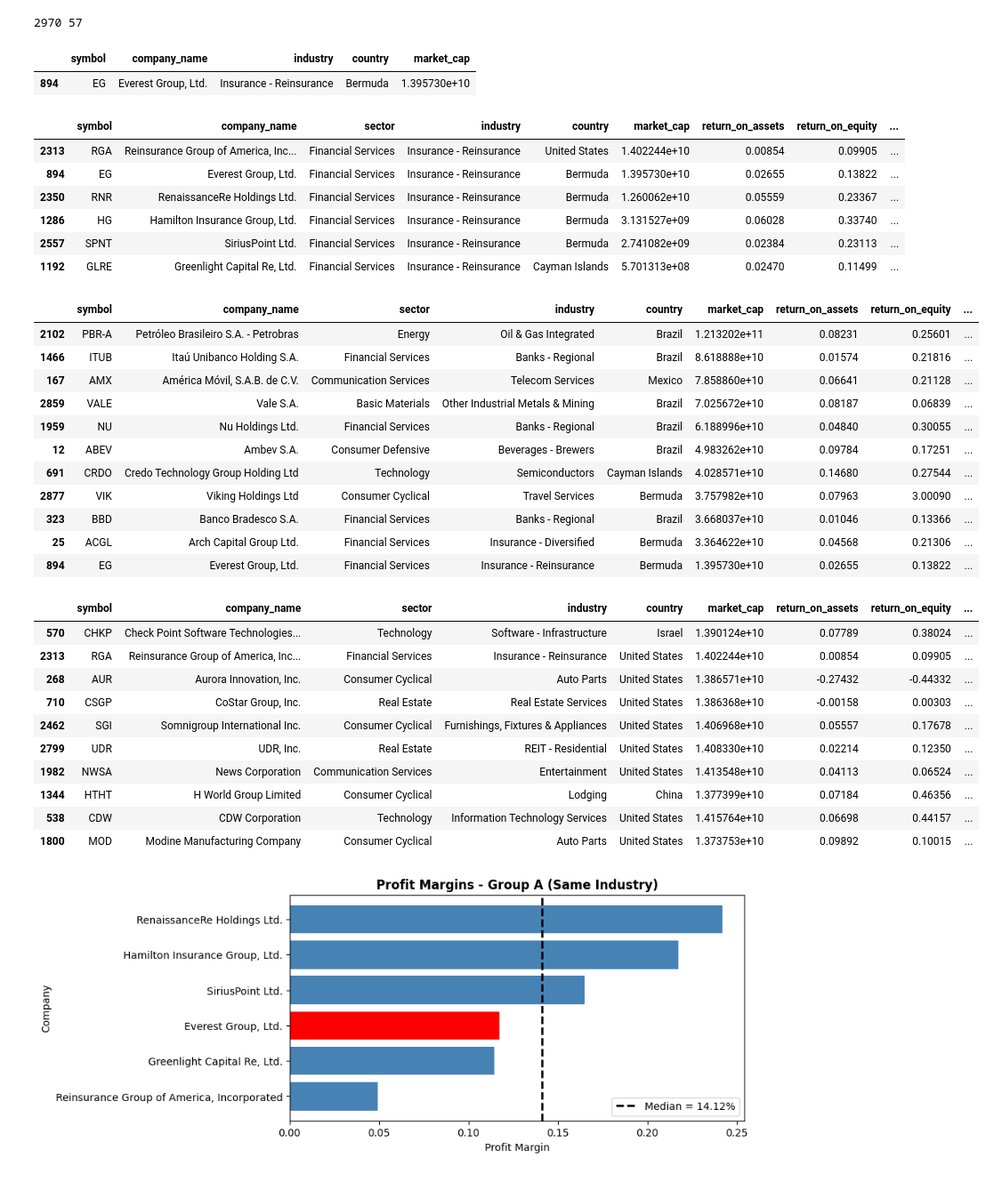
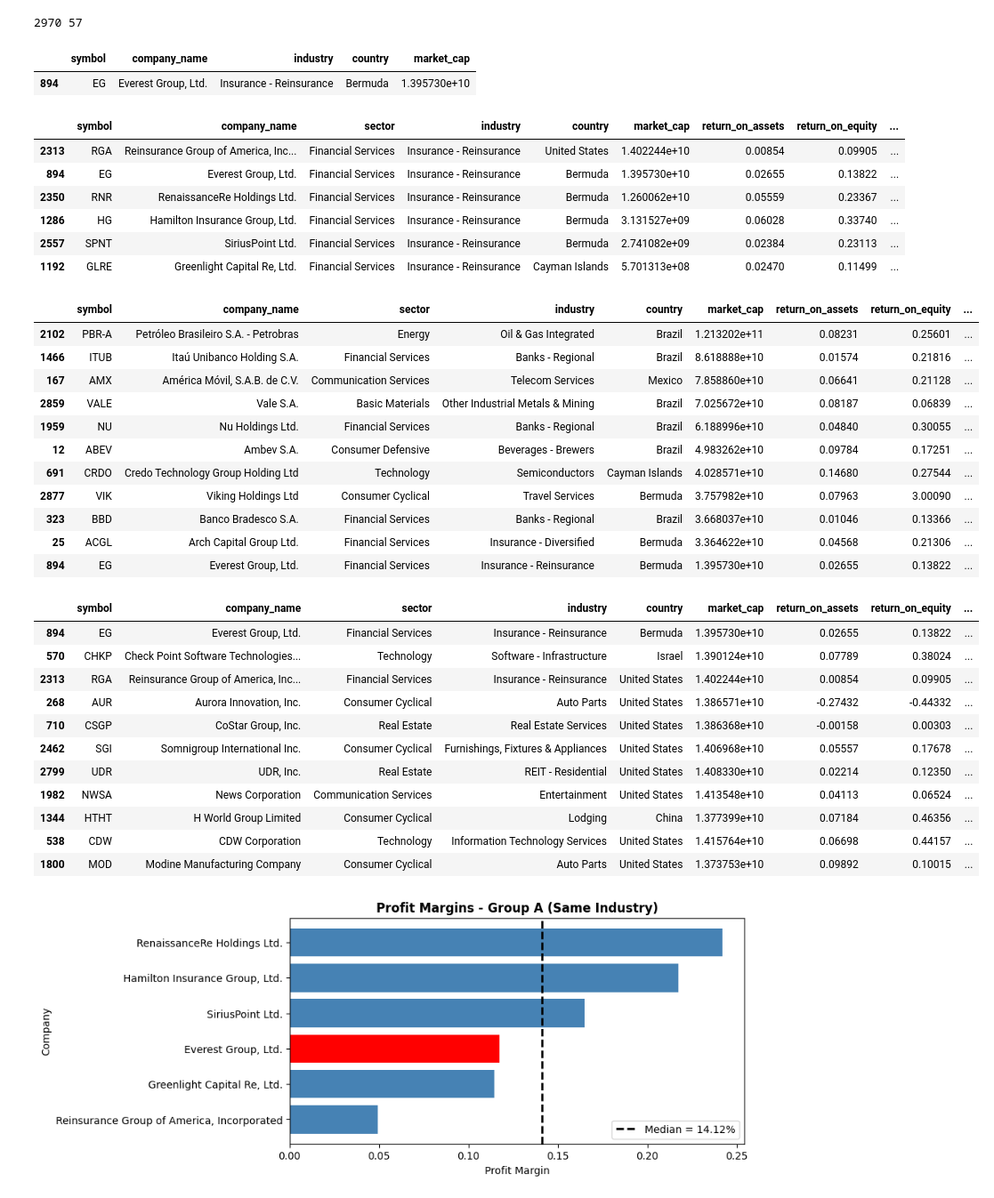
Before and after one commit to kocangregor/BigData, a Jupyter notebook: hw2_Kocan.ipynb, the cells around one changed output. Shown at 89% size. Saved outputs shown, nothing was run; the diff lists cells and outputs as text; code cells hidden in the pictures.

```diff
--- a/hw2_Kocan.ipynb
+++ b/hw2_Kocan.ipynb
@@ -54,38 +54,39 @@ m_cap_eg = int(df.loc[df["symbol"] == "EG", "market_cap"].iloc[0])
 df_all["df_diff_eg"] = abs(df_all["market_cap"] - m_cap_eg)
 
 df_C = df_all.sort_values("df_diff_eg", ascending=True).head(11).copy()
-df_C = df_C[df_C["df_diff_eg"] > 0]
+
 
 if "EG" not in df_B["symbol"].values:
     eg_row = df[df["symbol"] == "EG"]
     df_B = pd.concat([df_B, eg_row])
 
 display(df_A)
 display(df_B)
 display(df_C)
 # %% [output]
 |  | symbol | company_name | industry | country | market_cap |
 | 894 | EG | Everest Group, Ltd. | Insurance - Reinsurance | Bermuda | 1.395730e+10 |
 |  | symbol | company_name | sector | industry | country | market_cap | return_on_assets | return_on_equity | ... |
 | 2313 | RGA | Reinsurance Group of America, Inc... | Financial Services | Insurance - Reinsurance | United States | 1.402244e+10 | 0.00854 | 0.09905 | ... |
 | 894 | EG | Everest Group, Ltd. | Financial Services | Insurance - Reinsurance | Bermuda | 1.395730e+10 | 0.02655 | 0.13822 | ... |
 | 2350 | RNR | RenaissanceRe Holdings Ltd. | Financial Services | Insurance - Reinsurance | Bermuda | 1.260062e+10 | 0.05559 | 0.23367 | ... |
 | 1286 | HG | Hamilton Insurance Group, Ltd. | Financial Services | Insurance - Reinsurance | Bermuda | 3.131527e+09 | 0.06028 | 0.33740 | ... |
 | 2557 | SPNT | SiriusPoint Ltd. | Financial Services | Insurance - Reinsurance | Bermuda | 2.741082e+09 | 0.02384 | 0.23113 | ... |
 | 1192 | GLRE | Greenlight Capital Re, Ltd. | Financial Services | Insurance - Reinsurance | Cayman Islands | 5.701313e+08 | 0.02470 | 0.11499 | ... |
 |  | symbol | company_name | sector | industry | country | market_cap | return_on_assets | return_on_equity | ... |
 | 2102 | PBR-A | Petróleo Brasileiro S.A. - Petrobras | Energy | Oil & Gas Integrated | Brazil | 1.213202e+11 | 0.08231 | 0.25601 | ... |
 | 1466 | ITUB | Itaú Unibanco Holding S.A. | Financial Services | Banks - Regional | Brazil | 8.618888e+10 | 0.01574 | 0.21816 | ... |
 | 167 | AMX | América Móvil, S.A.B. de C.V. | Communication Services | Telecom Services | Mexico | 7.858860e+10 | 0.06641 | 0.21128 | ... |
 | 2859 | VALE | Vale S.A. | Basic Materials | Other Industrial Metals & Mining | Brazil | 7.025672e+10 | 0.08187 | 0.06839 | ... |
 | 1959 | NU | Nu Holdings Ltd. | Financial Services | Banks - Regional | Brazil | 6.188996e+10 | 0.04840 | 0.30055 | ... |
 | 12 | ABEV | Ambev S.A. | Consumer Defensive | Beverages - Brewers | Brazil | 4.983262e+10 | 0.09784 | 0.17251 | ... |
 | 691 | CRDO | Credo Technology Group Holding Ltd | Technology | Semiconductors | Cayman Islands | 4.028571e+10 | 0.14680 | 0.27544 | ... |
 | 2877 | VIK | Viking Holdings Ltd | Consumer Cyclical | Travel Services | Bermuda | 3.757982e+10 | 0.07963 | 3.00090 | ... |
 | 323 | BBD | Banco Bradesco S.A. | Financial Services | Banks - Regional | Brazil | 3.668037e+10 | 0.01046 | 0.13366 | ... |
 | 25 | ACGL | Arch Capital Group Ltd. | Financial Services | Insurance - Diversified | Bermuda | 3.364622e+10 | 0.04568 | 0.21306 | ... |
 | 894 | EG | Everest Group, Ltd. | Financial Services | Insurance - Reinsurance | Bermuda | 1.395730e+10 | 0.02655 | 0.13822 | ... |
 |  | symbol | company_name | sector | industry | country | market_cap | return_on_assets | return_on_equity | ... |
+| 894 | EG | Everest Group, Ltd. | Financial Services | Insurance - Reinsurance | Bermuda | 1.395730e+10 | 0.02655 | 0.13822 | ... |
 | 570 | CHKP | Check Point Software Technologies... | Technology | Software - Infrastructure | Israel | 1.390124e+10 | 0.07789 | 0.38024 | ... |
 | 2313 | RGA | Reinsurance Group of America, Inc... | Financial Services | Insurance - Reinsurance | United States | 1.402244e+10 | 0.00854 | 0.09905 | ... |
 | 268 | AUR | Aurora Innovation, Inc. | Consumer Cyclical | Auto Parts | United States | 1.386571e+10 | -0.27432 | -0.44332 | ... |
```
Also changed, not shown: parts of 5 cells of this notebook.
